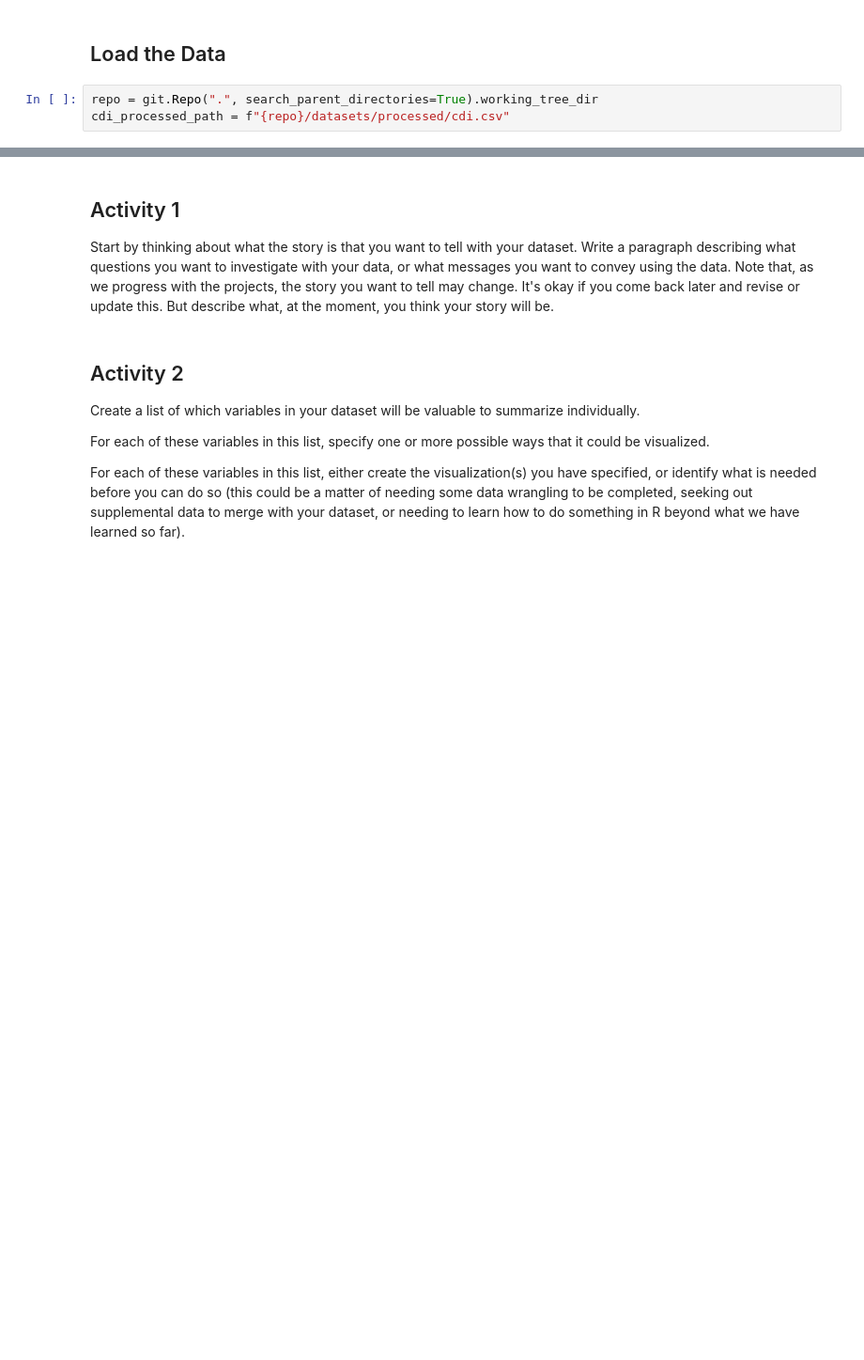
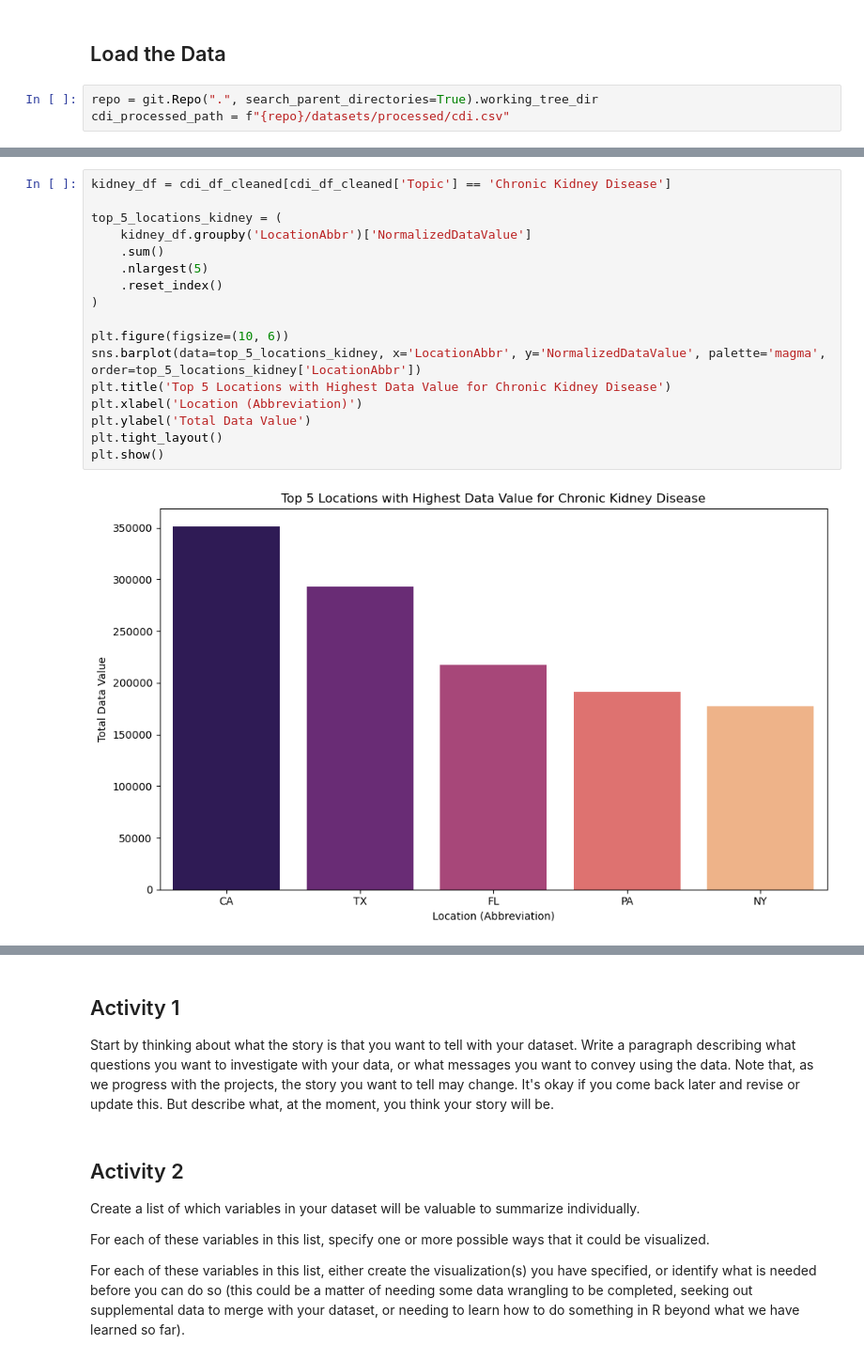
Before and after one commit to DATA5310/covid_effects, a Jupyter notebook: notebooks/Testing notebooks/2.homework_7.ipynb, the cells around one changed output, grey strips where cells are left out. Shown at 94% size. Saved outputs shown, nothing was run; the diff lists cells and outputs as text; blank space fills up the shorter version.

```diff
--- a/notebooks/Testing notebooks/2.homework_7.ipynb
+++ b/notebooks/Testing notebooks/2.homework_7.ipynb
@@ -128,0 +144,19 @@ See the caveats in the documentation: https://pandas.pydata.org/pandas-docs/stab
+# %%
+kidney_df = cdi_df_cleaned[cdi_df_cleaned['Topic'] == 'Chronic Kidney Disease']
+
+top_5_locations_kidney = (
+    kidney_df.groupby('LocationAbbr')['NormalizedDataValue']
+    .sum()
+    .nlargest(5)
+    .reset_index()
+)
+
+plt.figure(figsize=(10, 6))
+sns.barplot(data=top_5_locations_kidney, x='LocationAbbr', y='NormalizedDataValue', palette='magma', order=top_5_locations_kidney['LocationAbbr'])
+plt.title('Top 5 Locations with Highest Data Value for Chronic Kidney Disease')
+plt.xlabel('Location (Abbreviation)')
+plt.ylabel('Total Data Value')
+plt.tight_layout()
+plt.show()
+# %% [output]
+[figure, added]
```
Also changed, not shown: parts of 11 cells of this notebook.
